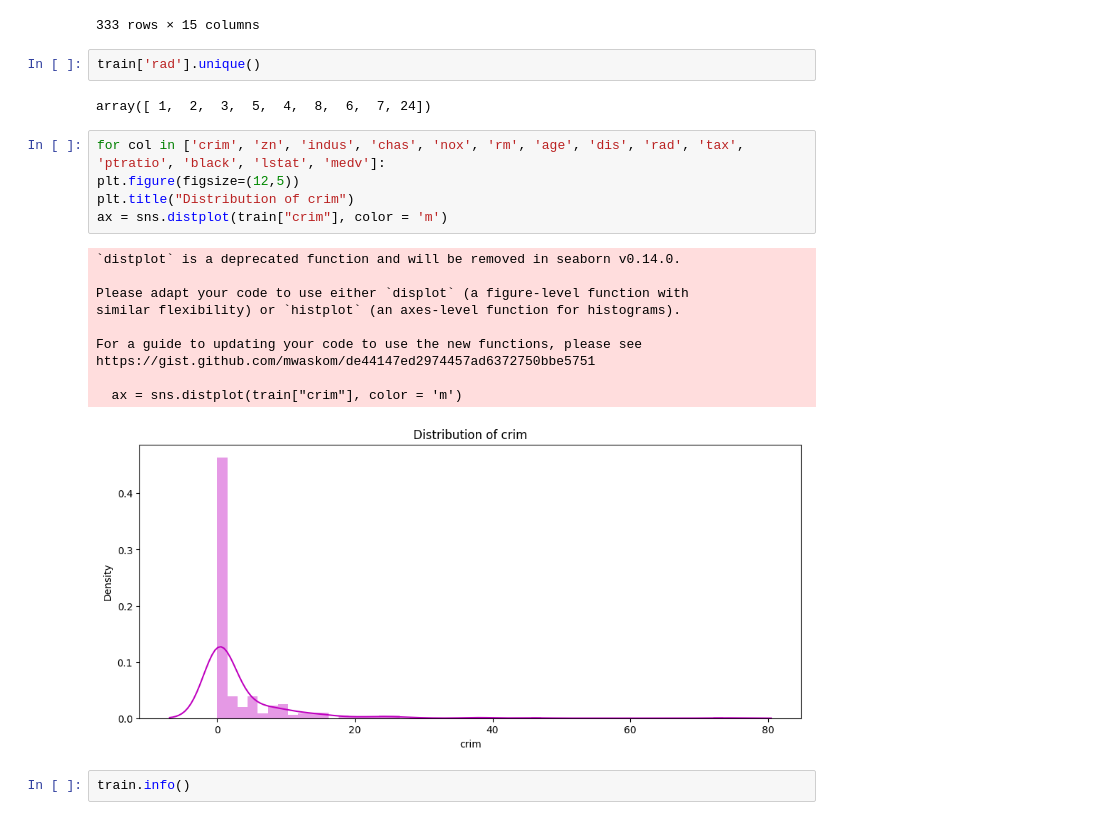
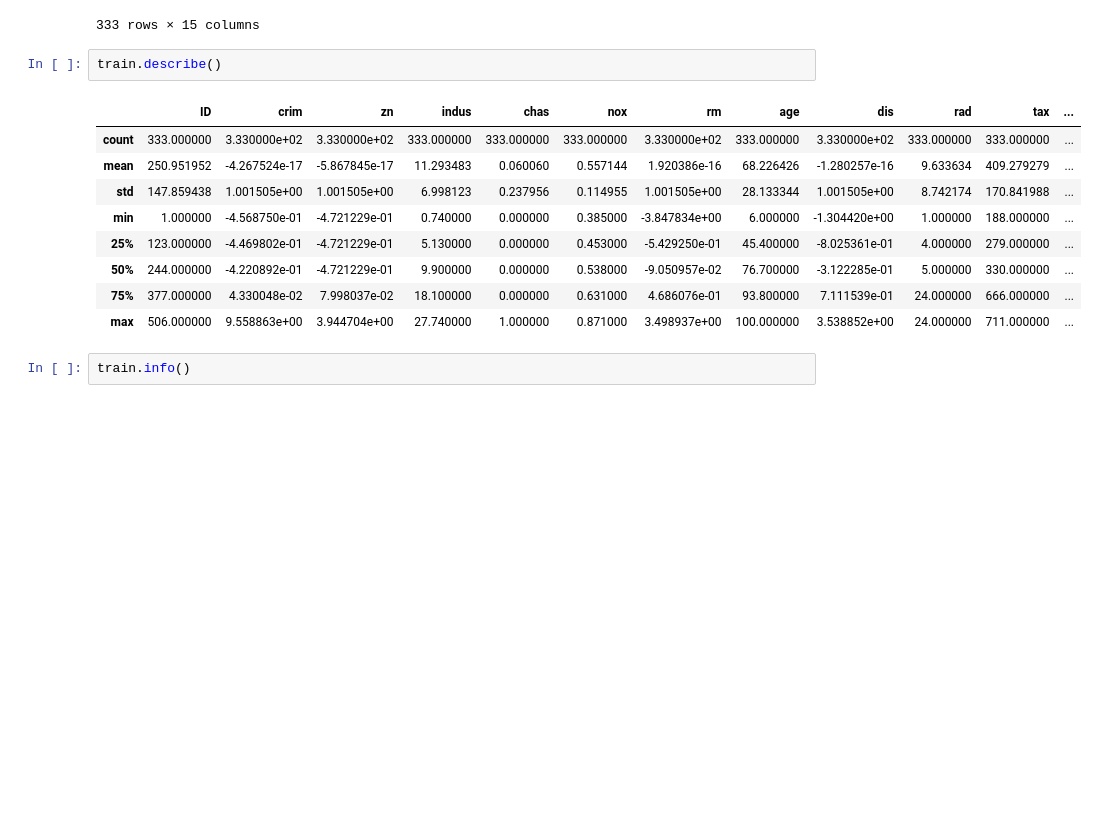
Before and after one commit to mayconbaptista/upsolving_kaggle, a Jupyter notebook: boston_housing/solution.ipynb, the cells around one changed output. Drawn from its saved outputs; the diff is of its cells as text; blank space fills up the shorter version.

```diff
--- a/boston_housing/solution.ipynb
+++ b/boston_housing/solution.ipynb
@@ -92,26 +92,18 @@ Saving train.csv to train (2).csv
 | 331 | 504 | 0.06076 | 0.0 | 11.93 | 0 | 0.573 | 6.976 | 91.0 | 2.1675 | 1 | 273 | ... |
 | 332 | 506 | 0.04741 | 0.0 | 11.93 | 0 | 0.573 | 6.030 | 80.8 | 2.5050 | 1 | 273 | ... |
 333 rows × 15 columns
-# %%
-train['rad'].unique()
-# %% [output]
-array([ 1,  2,  3,  5,  4,  8,  6,  7, 24])
-# %%
-for col in ['crim', 'zn', 'indus', 'chas', 'nox', 'rm', 'age', 'dis', 'rad', 'tax', 'ptratio', 'black', 'lstat', 'medv']:
-plt.figure(figsize=(12,5))
-plt.title("Distribution of crim")
-ax = sns.distplot(train["crim"], color = 'm')
-# %% [output]
-`distplot` is a deprecated function and will be removed in seaborn v0.14.0.
-
-Please adapt your code to use either `displot` (a figure-level function with
-similar flexibility) or `histplot` (an axes-level function for histograms).
-
-For a guide to updating your code to use the new functions, please see
-https://gist.github.com/mwaskom/de44147ed2974457ad6372750bbe5751
-
-  ax = sns.distplot(train["crim"], color = 'm')
-[figure, removed]
+# %%
+train.describe()
+# %% [output]
+|  | ID | crim | zn | indus | chas | nox | rm | age | dis | rad | tax | ... |
+| count | 333.000000 | 3.330000e+02 | 3.330000e+02 | 333.000000 | 333.000000 | 333.000000 | 3.330000e+02 | 333.000000 | 3.330000e+02 | 333.000000 | 333.000000 | ... |
+| mean | 250.951952 | -4.267524e-17 | -5.867845e-17 | 11.293483 | 0.060060 | 0.557144 | 1.920386e-16 | 68.226426 | -1.280257e-16 | 9.633634 | 409.279279 | ... |
+| std | 147.859438 | 1.001505e+00 | 1.001505e+00 | 6.998123 | 0.237956 | 0.114955 | 1.001505e+00 | 28.133344 | 1.001505e+00 | 8.742174 | 170.841988 | ... |
+| min | 1.000000 | -4.568750e-01 | -4.721229e-01 | 0.740000 | 0.000000 | 0.385000 | -3.847834e+00 | 6.000000 | -1.304420e+00 | 1.000000 | 188.000000 | ... |
+| 25% | 123.000000 | -4.469802e-01 | -4.721229e-01 | 5.130000 | 0.000000 | 0.453000 | -5.429250e-01 | 45.400000 | -8.025361e-01 | 4.000000 | 279.000000 | ... |
+| 50% | 244.000000 | -4.220892e-01 | -4.721229e-01 | 9.900000 | 0.000000 | 0.538000 | -9.050957e-02 | 76.700000 | -3.122285e-01 | 5.000000 | 330.000000 | ... |
+| 75% | 377.000000 | 4.330048e-02 | 7.998037e-02 | 18.100000 | 0.000000 | 0.631000 | 4.686076e-01 | 93.800000 | 7.111539e-01 | 24.000000 | 666.000000 | ... |
+| max | 506.000000 | 9.558863e+00 | 3.944704e+00 | 27.740000 | 1.000000 | 0.871000 | 3.498937e+00 | 100.000000 | 3.538852e+00 | 24.000000 | 711.000000 | ... |
 # %%
 train.info()
 # %% [output]
```
Also changed, not shown: parts of 2 cells of this notebook.
